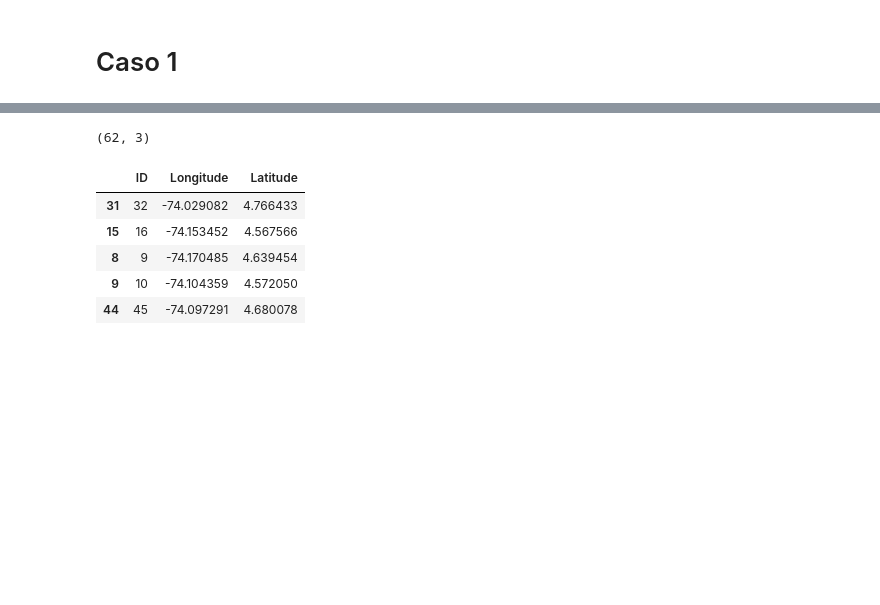
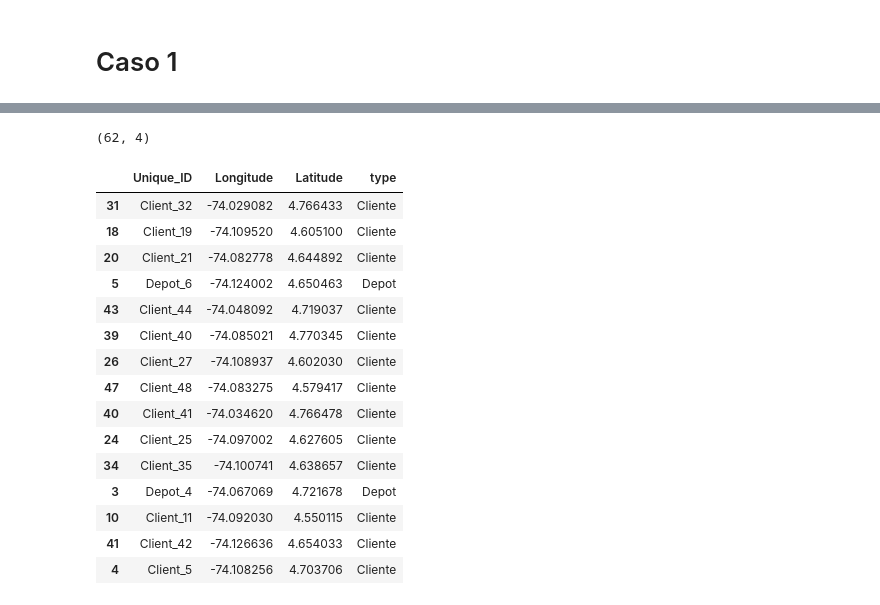
Before and after one commit to Pipeperez1305/PROY2_MOS, a Jupyter notebook: Proyecto Seneca Libre/MOS-Proyecto2.ipynb, the cells around one changed output, grey strips where cells are left out. Saved outputs shown, nothing was run; the diff lists cells and outputs as text; code cells hidden in the pictures; blank space fills up the shorter version.

```diff
--- a/Proyecto Seneca Libre/MOS-Proyecto2.ipynb
+++ b/Proyecto Seneca Libre/MOS-Proyecto2.ipynb
@@ -17,6 +18,7 @@ import requests
 # %%
 clientes_data = pd.read_csv(r"C:\Users\ACER\OneDrive - Universidad de los Andes\Escritorio\MOS\PROY2_MOS\Proyecto Seneca Libre\case_1_base\Clients.csv")
 clientes_data.rename(columns = {"ClientID": "ID"}, inplace = True)
+clientes_data['type']= 'Cliente'
 print(clientes_data.shape)
 clientes_data.sample(5)
 # %% [output]
@@ -29,0 +32,6 @@ clientes_data.sample(5)
+# %%
+clientes_data['Unique_ID'] = clientes_data.apply(
+    lambda row: f"Depot_{row['ID']}" if row['type'] == 'Depot' else f"Client_{row['ID']}",
+    axis=1
+)
+clientes_data.sample(5)
@@ -30,6 +45,6 @@ clientes_data.sample(5)
 # %%
 depositos_data = pd.read_csv(r"C:\Users\ACER\OneDrive - Universidad de los Andes\Escritorio\MOS\PROY2_MOS\Proyecto Seneca Libre\case_1_base\Depots.csv")
-depositos_data.rename(columns = {"DepotID": "ID"}, inplace = True)
+depositos_data['type']= 'Depot'
 print(depositos_data.shape)
 depositos_data.sample(5)
 # %% [output]
@@ -42,0 +58,6 @@ depositos_data.sample(5)
+# %%
+depositos_data['Unique_ID'] = depositos_data.apply(
+    lambda row: f"Depot_{row['DepotID']}" if row['type'] == 'Depot' else f"Client_{row['ID']}",
+    axis=1
+)
+depositos_data.sample(5)
@@ -43,15 +71,25 @@ depositos_data.sample(5)
 # %%
-ubicaciones_data = pd.concat([depositos_data[["ID","Longitude", "Latitude"]], clientes_data[["ID","Longitude", "Latitude"]]], axis = 0)
+ubicaciones_data = pd.concat([depositos_data[["Unique_ID","Longitude", "Latitude","type"]], clientes_data[["Unique_ID","Longitude", "Latitude", "type"]]], axis = 0)
 print(ubicaciones_data.shape)
-ubicaciones_data.sample(5)
+ubicaciones_data.sample(15)
 # %% [output]
-(62, 3)
+(62, 4)
-|  | ID | Longitude | Latitude |
-| 31 | 32 | -74.029082 | 4.766433 |
-| 15 | 16 | -74.153452 | 4.567566 |
-| 8 | 9 | -74.170485 | 4.639454 |
-| 9 | 10 | -74.104359 | 4.572050 |
-| 44 | 45 | -74.097291 | 4.680078 |
+|  | Unique_ID | Longitude | Latitude | type |
+| 31 | Client_32 | -74.029082 | 4.766433 | Cliente |
+| 18 | Client_19 | -74.109520 | 4.605100 | Cliente |
+| 20 | Client_21 | -74.082778 | 4.644892 | Cliente |
+| 5 | Depot_6 | -74.124002 | 4.650463 | Depot |
+| 43 | Client_44 | -74.048092 | 4.719037 | Cliente |
+| 39 | Client_40 | -74.085021 | 4.770345 | Cliente |
+| 26 | Client_27 | -74.108937 | 4.602030 | Cliente |
+| 47 | Client_48 | -74.083275 | 4.579417 | Cliente |
+| 40 | Client_41 | -74.034620 | 4.766478 | Cliente |
+| 24 | Client_25 | -74.097002 | 4.627605 | Cliente |
+| 34 | Client_35 | -74.100741 | 4.638657 | Cliente |
+| 3 | Depot_4 | -74.067069 | 4.721678 | Depot |
+| 10 | Client_11 | -74.092030 | 4.550115 | Cliente |
+| 41 | Client_42 | -74.126636 | 4.654033 | Cliente |
+| 4 | Client_5 | -74.108256 | 4.703706 | Cliente |
 # %%
 vehiculos = pd.read_csv(r"C:\Users\ACER\OneDrive - Universidad de los Andes\Escritorio\MOS\PROY2_MOS\Proyecto Seneca Libre\case_1_base\multi_vehicles.csv")
 print(vehiculos.shape)
```
Also changed, not shown: parts of 22 cells of this notebook, 43 other files.
